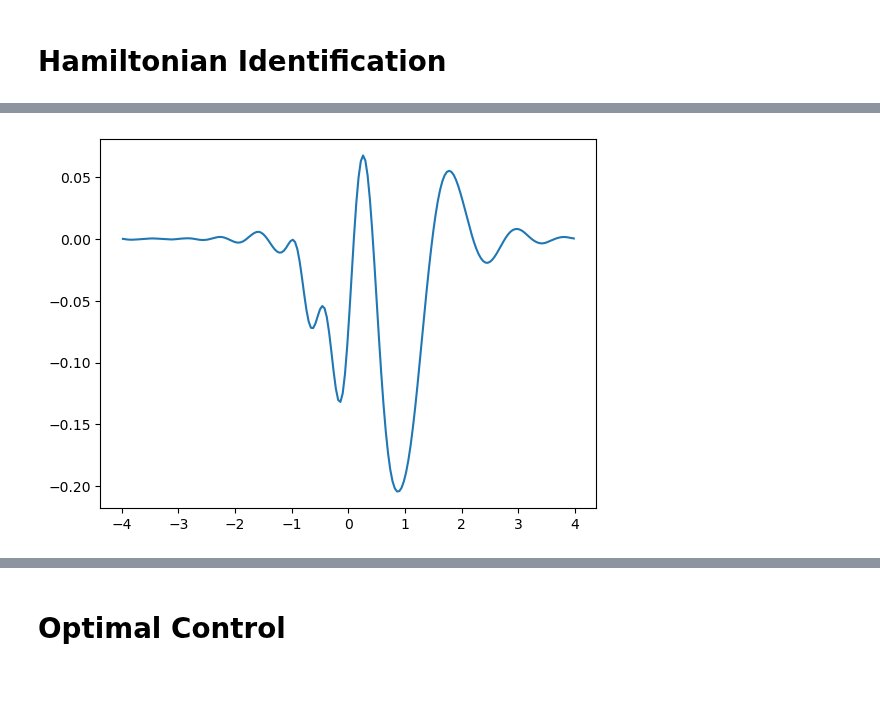
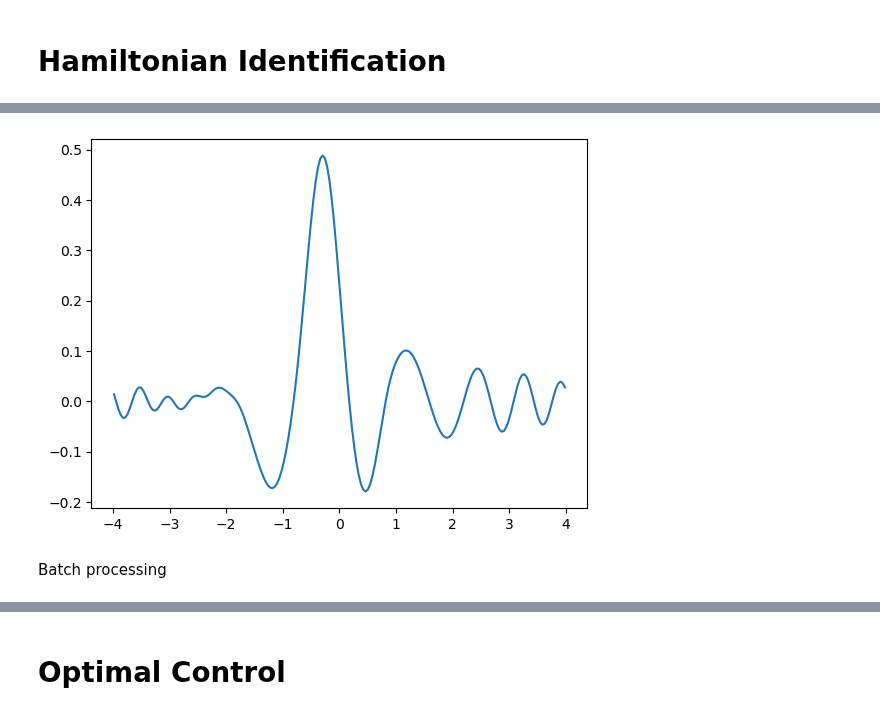
Before and after one commit to brownadder/expsolve, a Jupyter notebook: examples/fourier/torch-play.ipynb, the cells around one changed output, grey strips where cells are left out. Drawn from its saved outputs; the diff is of its cells as text; code cells hidden in the pictures; blank space fills up the shorter version.

```diff
--- a/examples/fourier/torch-play.ipynb
+++ b/examples/fourier/torch-play.ipynb
@@ -77,15 +80,3 @@ def ugen(sx0, svar, sw0):
     u = exp(-(x-x0)**2/(2*var))*exp(1j*pi*w0*(x-x0))
     u = ex.normalize(u, xr)
     return u
-# %%
-plt.xlim(-5,5)
-plt.ylim(-4,4)
-
-plt.plot(x, Vtrue/2)
-
-for i in range(10):
-    u0 = ugen(sx0=1.0, svar=0.3, sw0=1.5)
-    plt.plot(x, real(u0))
-    plt.plot(x, imag(u0))
-
-plt.show()
@@ -95,0 +83,23 @@ Maybe the quartic paramterization is very difficult to learn
+# %%
+# Define your custom dataset class
+class GaussianWavefunctions(Dataset):
+    def __init__(self, sx0, svar, sw0, T, N, solver):
+        self.sx0 = sx0
+        self.svar = svar
+        self.sw0 = sw0
+        self.T = T
+        self.N = N
+        self.solver = solver
+
+    def __len__(self):
+        return 10000
+
+    def __getitem__(self, index):
+        u0 = ugen(self.sx0, self.svar, self.sw0)
+        uT = self.solver(Vtrue, u0, self.T, self.N)
+        return u0, uT
+
+dataset = GaussianWavefunctions(sx0 = 1.0, svar = 0.3, sw0 = 1.5, T = 0.1, N = 20, solver=blanesmoansolver)
+batch_size = 1
+dataloader = DataLoader(dataset, batch_size=batch_size, shuffle=True)
+dataiterator = iter(dataloader)
@@ -95,0 +117,5 @@ Maybe the quartic paramterization is very difficult to learn
+# %%
+u0, uT = next(dataiterator)
+
+batchplot(u0)
+batchplot(uT)
@@ -117,2 +166,0 @@ model = SimpleNN()
-# %%
-X = torch.tensor(x.detach().numpy(), dtype=torch.float64).unsqueeze(1)
@@ -135,5 +191,5 @@ plt.show()
 # %%
-plt.plot(x, real(solver(Vtrue, u, 0.2, 20)-solver(0*Vtrue, u, 0.2, 20)))    # what happens when we get V incorrect
+plt.plot(X, real(solver(v, u0[0], 0.2, 20)-solver(0*v, u0[0], 0.2, 20)).cpu() )    # what happens when we get V incorrect
 plt.show()
 # %% [output]
-[figure, old version]
+[figure, new version]
@@ -160,0 +196,2 @@ def loss_batch(V, Vtrue, nbatch, T, N):
+# %% [markdown]
+Batch processing
```
Also changed, not shown: parts of 33 cells of this notebook, 3 other files.
